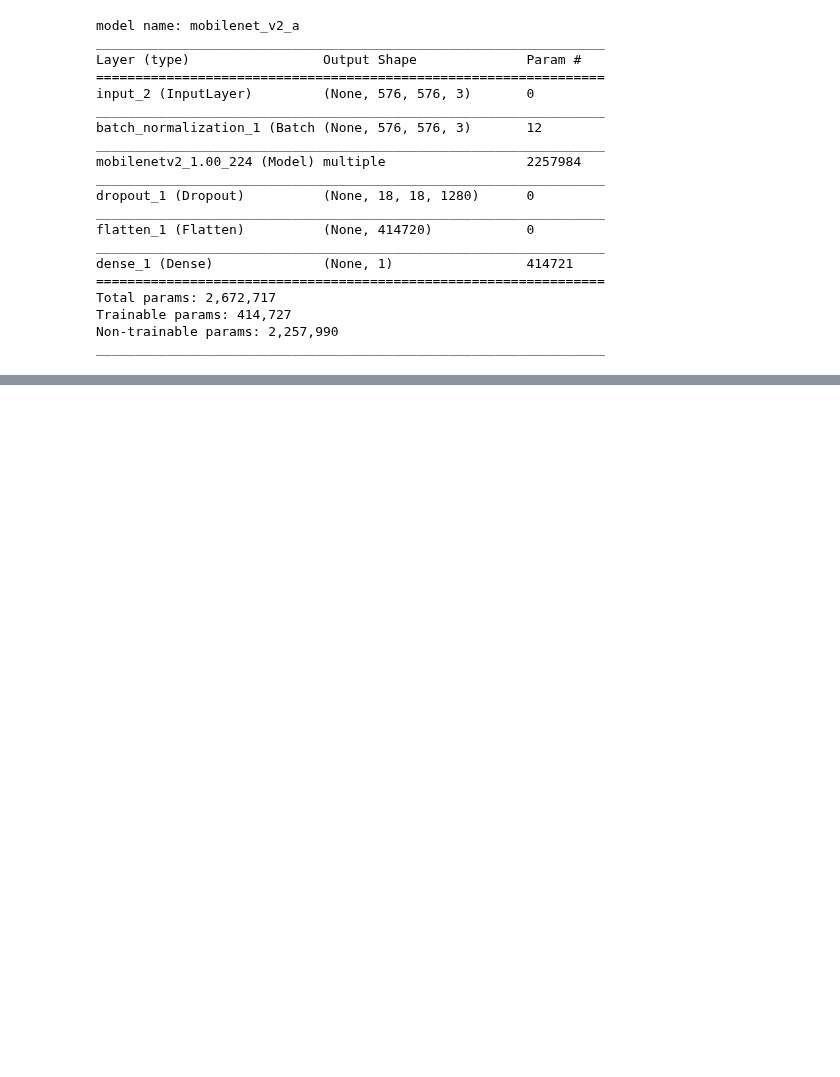
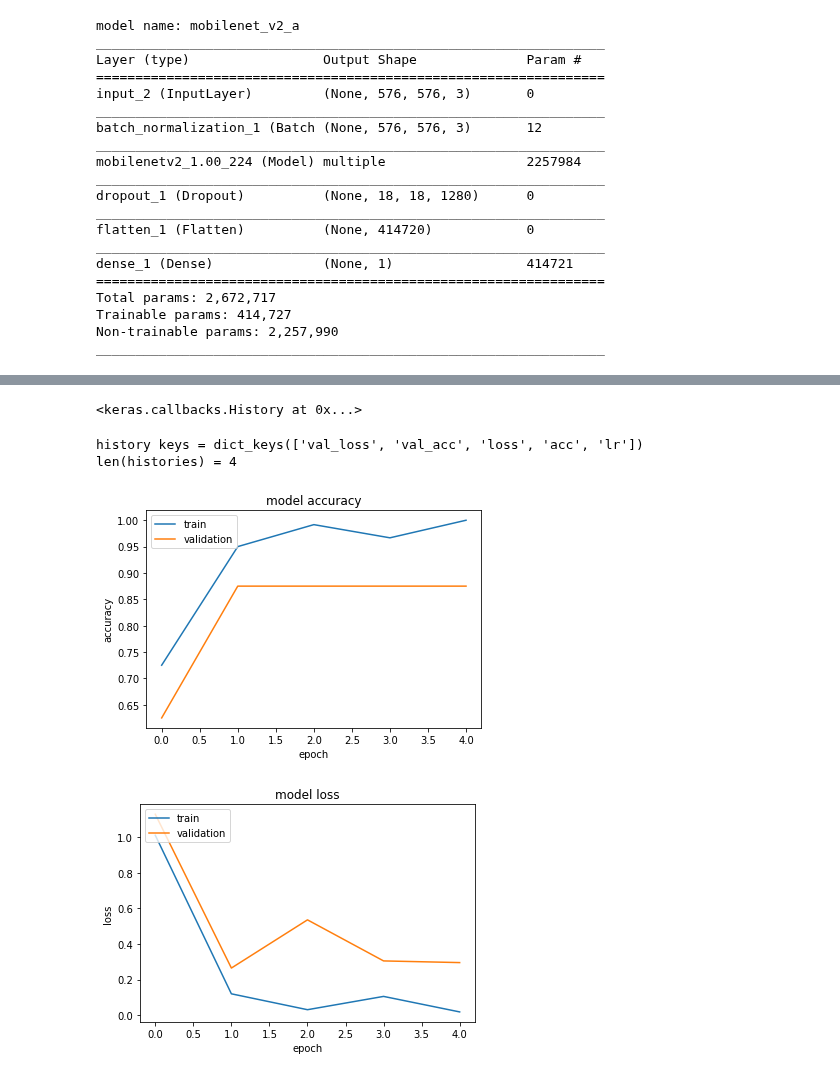
Before and after one commit to oneforawe/ai-vision-for-endoscopy, a Jupyter notebook: explain/demonstrations/1_ModelAndPipeline_Understanding_D.ipynb, the cells around one changed output, grey strips where cells are left out. Drawn from its saved outputs; the diff is of its cells as text; code cells hidden in the pictures; blank space fills up the shorter version.

```diff
--- a/explain/demonstrations/1_ModelAndPipeline_Understanding_D.ipynb
+++ b/explain/demonstrations/1_ModelAndPipeline_Understanding_D.ipynb
@@ -365,3 +388,31 @@ Epoch 2/10
+# %%
+histories[0]
+# %% [output]
+<keras.callbacks.History at 0x...>
+# %%
+print(f'history keys = {histories[0].history.keys()}')
+print(f'len(histories) = {len(histories)}')
+# summarize history for accuracy
+plt.plot(histories[0].history['acc'])
+plt.plot(histories[0].history['val_acc'])
+plt.title('model accuracy')
+plt.ylabel('accuracy')
+plt.xlabel('epoch')
+plt.legend(['train', 'validation'], loc='upper left')
+plt.show()
+# summarize history for loss
+plt.plot(histories[0].history['loss'])
+plt.plot(histories[0].history['val_loss'])
+plt.title('model loss')
+plt.ylabel('loss')
+plt.xlabel('epoch')
+plt.legend(['train', 'validation'], loc='upper left')
+plt.show()
+# %% [output]
+history keys = dict_keys(['val_loss', 'val_acc', 'loss', 'acc', 'lr'])
+len(histories) = 4
+[figure, added]
+[figure, added]
 # %%
 test_set.head()
 # %% [output]
```
Also changed, not shown: parts of 10 cells of this notebook, 46 other files.
